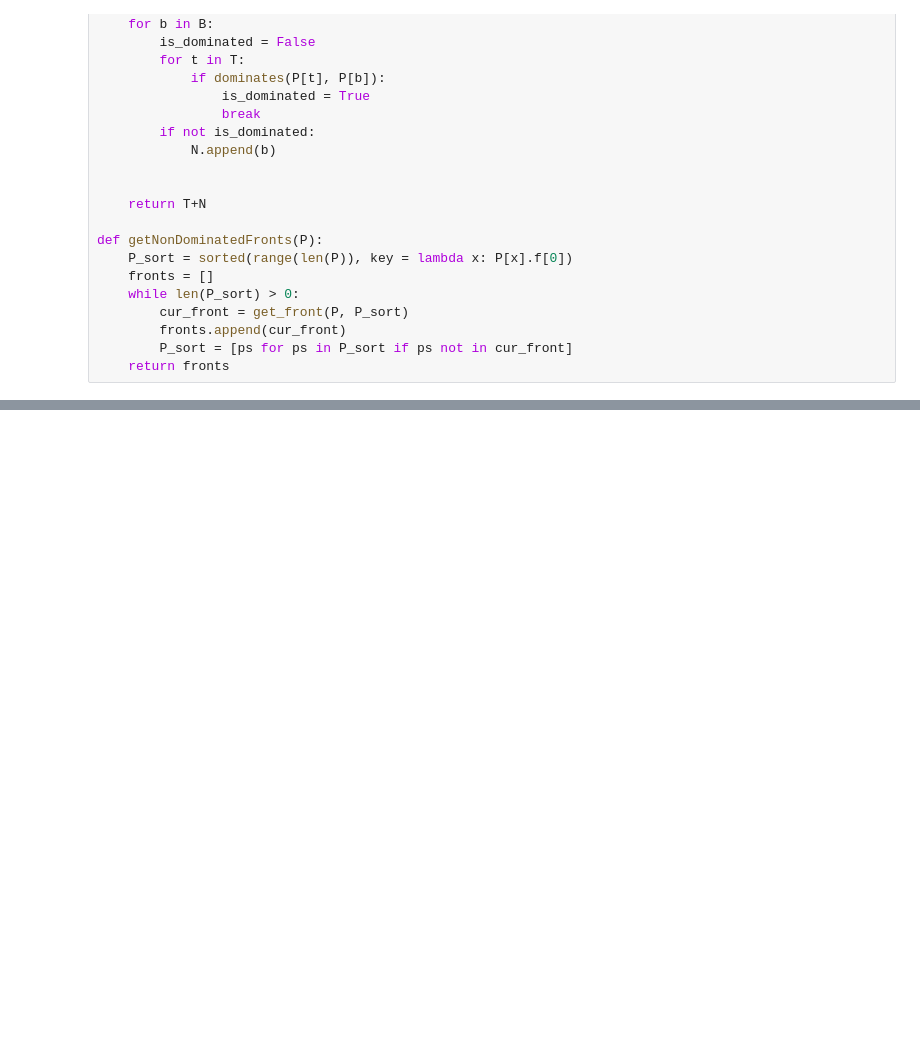
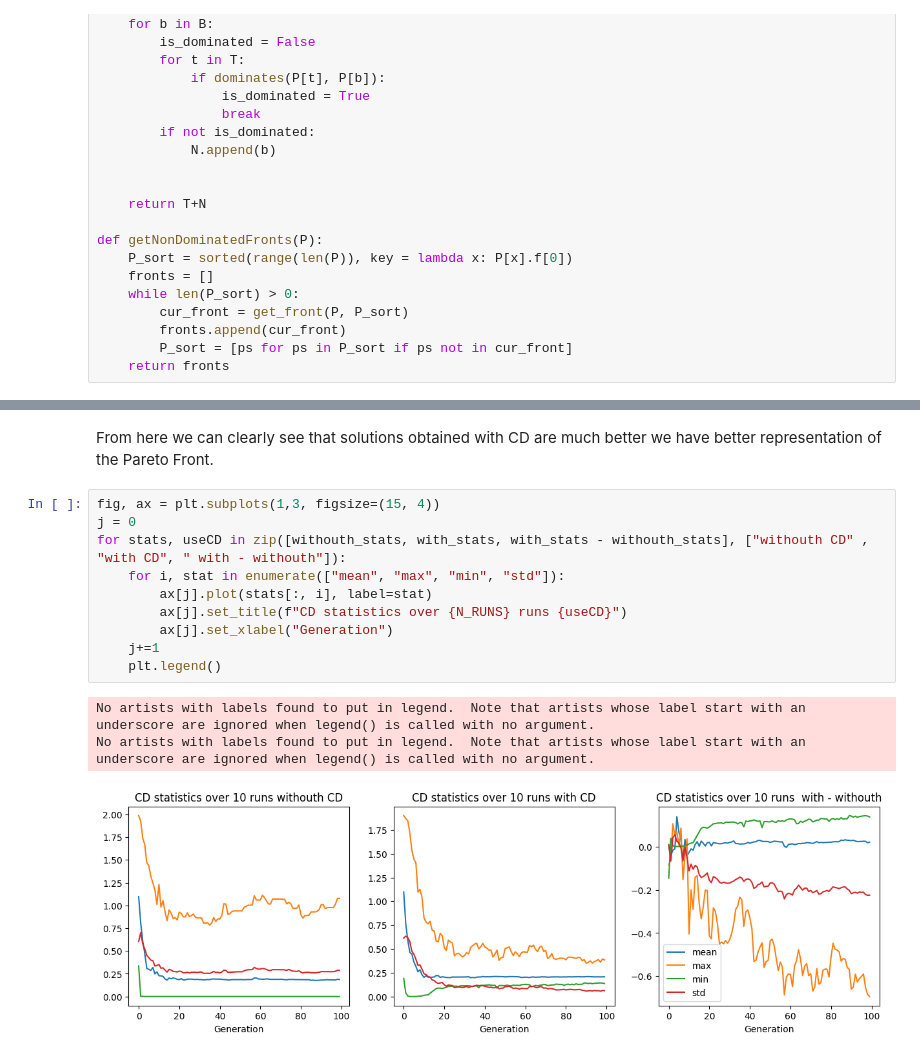
Before and after one commit to kordc/project5DA, a Jupyter notebook: Homework_NSGA-II.ipynb, the cells around one changed output, grey strips where cells are left out. Saved outputs shown, nothing was run; the diff lists cells and outputs as text; blank space fills up the shorter version.

```diff
--- a/Homework_NSGA-II.ipynb
+++ b/Homework_NSGA-II.ipynb
@@ -314,0 +348,16 @@ print(getStatsCD(P))
+# %% [markdown]
+From here we can clearly see that solutions obtained with CD are much better we have better representation of the Pareto Front.
+# %%
+fig, ax = plt.subplots(1,3, figsize=(15, 4))
+j = 0
+for stats, useCD in zip([withouth_stats, with_stats, with_stats - withouth_stats], ["withouth CD" , "with CD", " with - withouth"]):
+    for i, stat in enumerate(["mean", "max", "min", "std"]):
+        ax[j].plot(stats[:, i], label=stat)
+        ax[j].set_title(f"CD statistics over {N_RUNS} runs {useCD}")
+        ax[j].set_xlabel("Generation")
+    j+=1
+    plt.legend()
+# %% [output]
+No artists with labels found to put in legend.  Note that artists whose label start with an underscore are ignored when legend() is called with no argument.
+No artists with labels found to put in legend.  Note that artists whose label start with an underscore are ignored when legend() is called with no argument.
+[figure, added]
```
Also changed, not shown: parts of 15 cells of this notebook.
